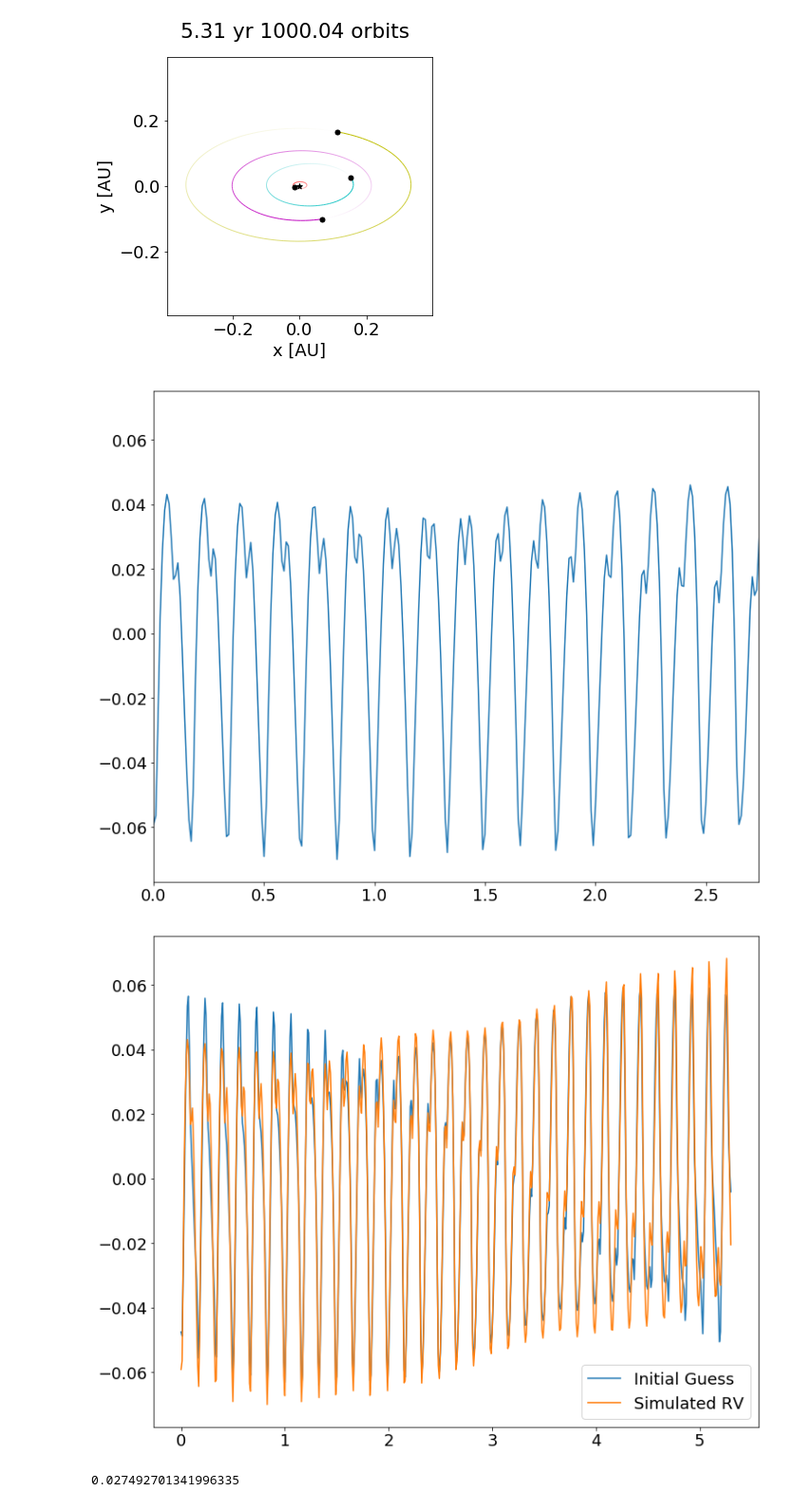
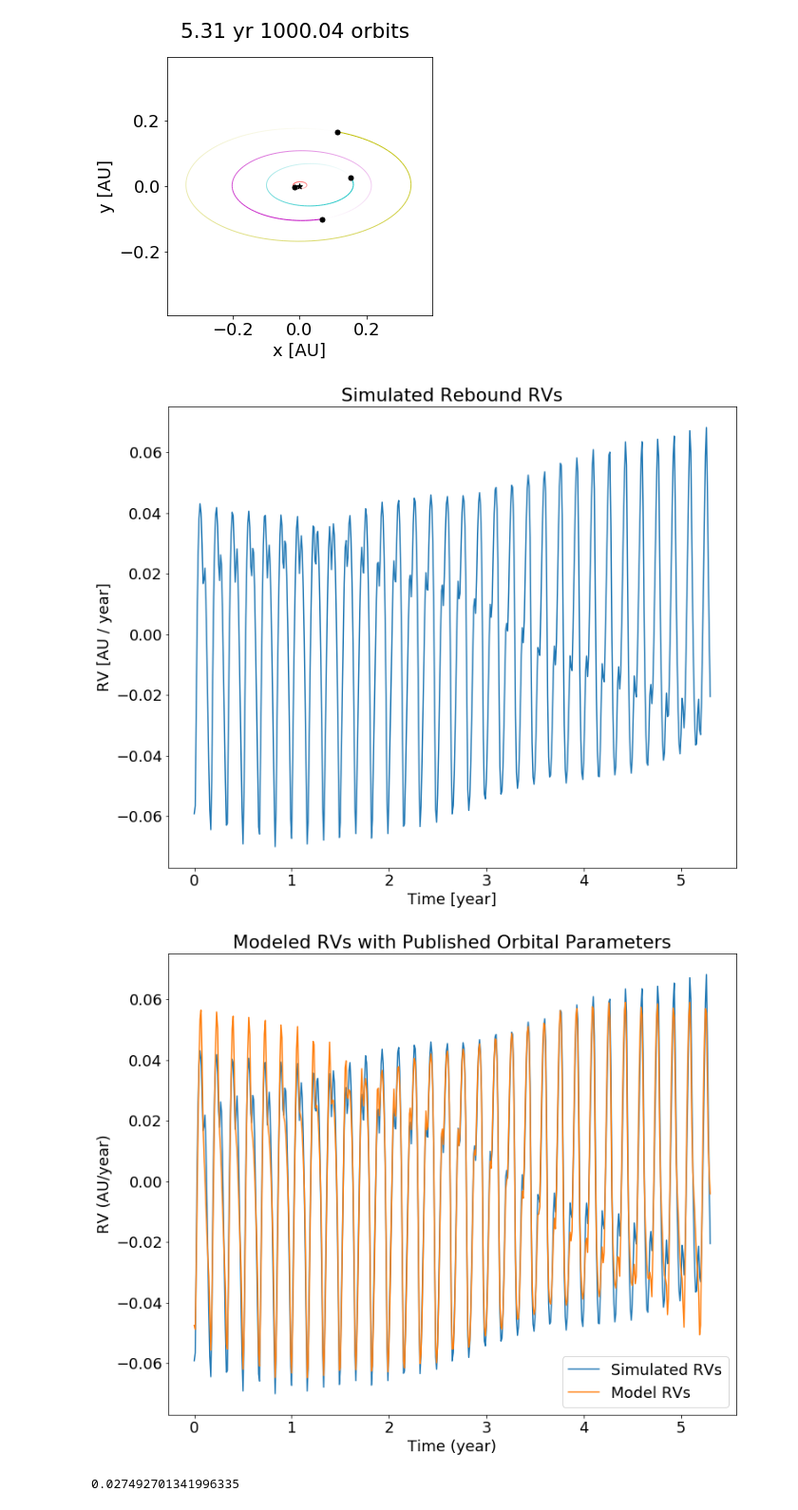
Before and after one commit to curriem/exoplanets_class, a Jupyter notebook: hw3/exoplanets_hw3.ipynb, the cells around one changed output. Shown at 95% size. Drawn from its saved outputs; the diff is of its cells as text; code cells hidden in the pictures.

```diff
--- a/hw3/exoplanets_hw3.ipynb
+++ b/hw3/exoplanets_hw3.ipynb
@@ -251,7 +256,7 @@ plt.show()
 # %% [output]
 [figure]
 # %%
-first_unstable_inclination = inclinations[np.where(stability_checks)[0][-1]]
+first_unstable_inclination = np.max(inclinations[stability_checks])
 print(f"Orbits unstable after 1000 orbits starting at i = {first_unstable_inclination * RAD_TO_DEG :0.2f} (degrees)")
 # %% [output]
 Orbits unstable after 1000 orbits starting at i = 8.21 (degrees)
@@ -319,10 +324,12 @@ rv = np.array([sim.particles[0].vz for sim in sa])
 rv_err = np.ones(len(times))
 # %%
 plt.plot(times, rv)
-plt.xlim([0, 1000 * DAYS_TO_YEARS])
+plt.title("Simulated Rebound RVs")
+plt.xlabel("Time [year]")
+plt.ylabel("RV [AU / year]")
 plt.show()
 # %% [output]
-[figure, old version]
+[figure, new version]
 # %%
 # Construct a model for radial velocity data given an orbital configuration
 # planet_parameters is a vector (or list) the periods, eccentricities, and times of periastron passage for
@@ -396,16 +403,19 @@ def chi_sq(data, data_err, model):
 # %%
 # Create initial guess for parameters
 # We use the period and eccentricity as measured by Rivera et al.
 x0 = np.hstack([[planet.P, planet.e, 0] for planet in planets])
 
 modelled_rvs = model_rv(times, rv, rv_err, x0)
 
-plt.plot(times, modelled_rvs, label="Initial Guess")
-plt.plot(times, rv, label="Simulated RV")
+plt.title("Modeled RVs with Published Orbital Parameters")
+plt.plot(times, rv, label="Simulated RVs")
+plt.plot(times, modelled_rvs, label="Model RVs")
+plt.xlabel("Time (year)")
+plt.ylabel("RV (AU/year)")
 plt.legend()
 plt.show()
 # %% [output]
-[figure, old version]
+[figure, new version]
 # %%
 def f(x, times, rv, rv_err):
     # Bounds on periods and eccentricities
```
Also changed, not shown: parts of 18 cells of this notebook.
